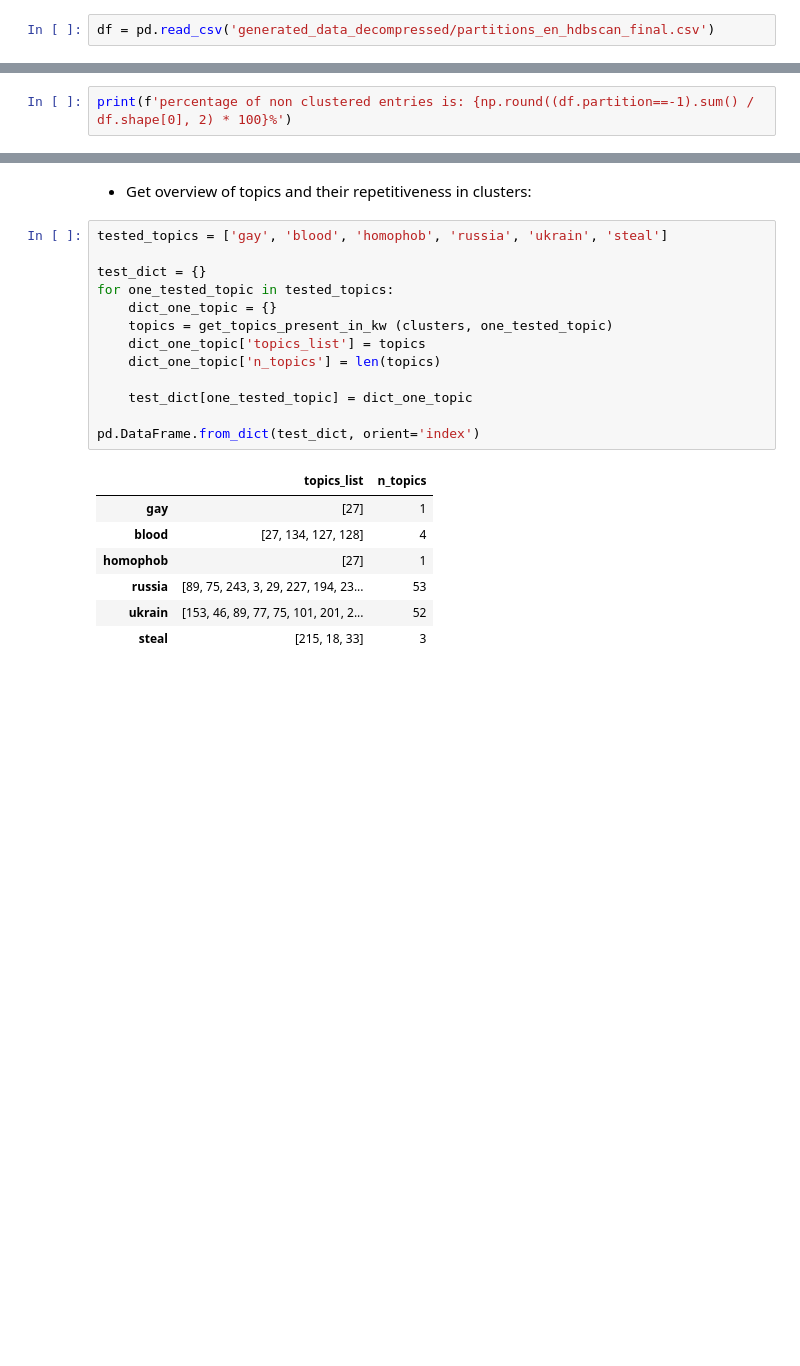
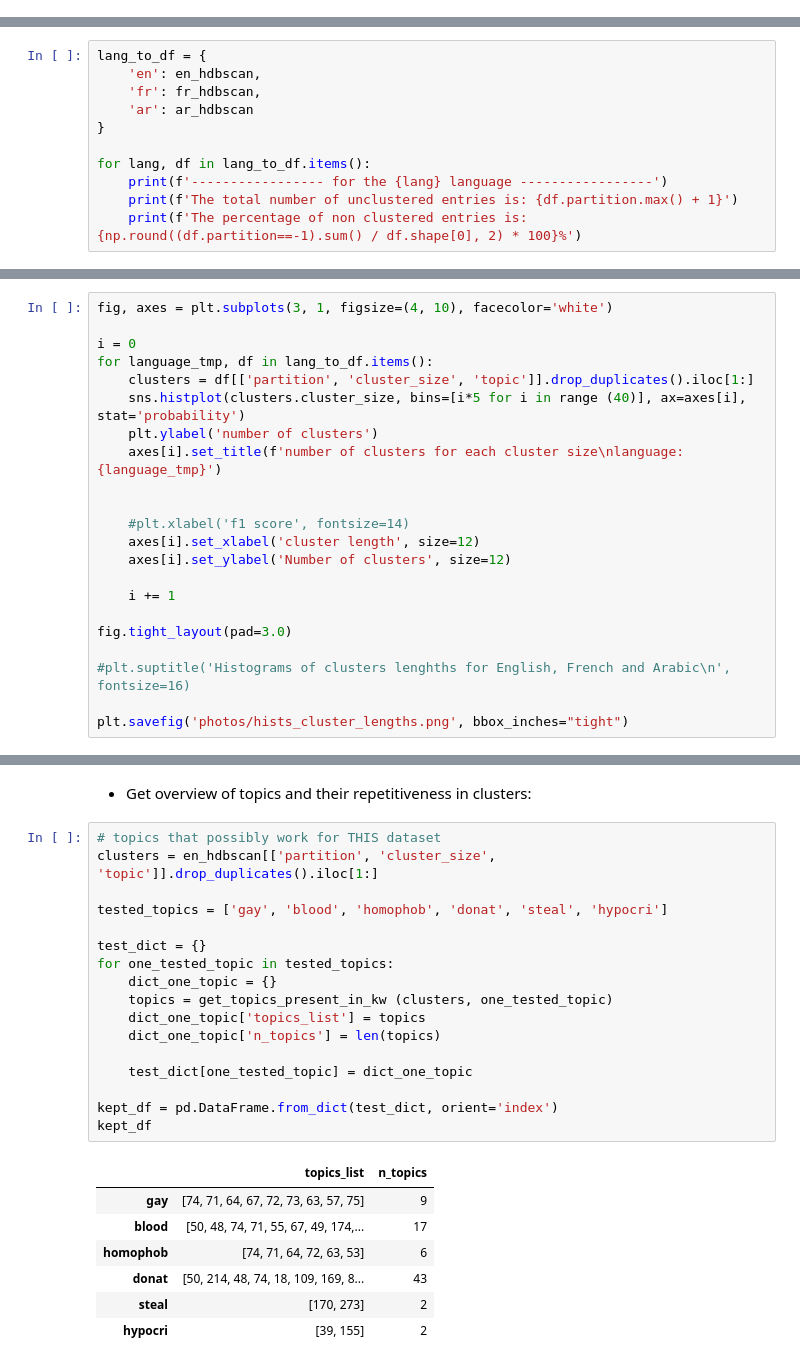
Before and after one commit to sfekih/hum_orgs_attacks_detection, a Jupyter notebook: get_relevant_tweets.ipynb, the cells around one changed output, grey strips where cells are left out. Saved outputs shown, nothing was run; the diff lists cells and outputs as text; blank space fills up the shorter version.

Commit message:
noto to get relevant clusters

```diff
--- a/get_relevant_tweets.ipynb
+++ b/get_relevant_tweets.ipynb
@@ -13,2 +13,0 @@ from typing import List
-# %%
-df = pd.read_csv('generated_data_decompressed/partitions_en_hdbscan_final.csv')
@@ -35,3 +116,12 @@ df
 # %%
-print(f'percentage of non clustered entries is: {np.round((df.partition==-1).sum() / df.shape[0], 2) * 100}%')
+lang_to_df = {
+    'en': en_hdbscan,
+    'fr': fr_hdbscan,
+    'ar': ar_hdbscan
+}
+
+for lang, df in lang_to_df.items():
+    print(f'----------------- for the {lang} language -----------------')
+    print(f'The total number of unclustered entries is: {df.partition.max() + 1}')
+    print(f'The percentage of non clustered entries is: {np.round((df.partition==-1).sum() / df.shape[0], 2) * 100}%')
 # %% [output]
@@ -50,0 +137,22 @@ Text(0.5, 1.0, 'number of clusters for each cluster size')
+# %%
+fig, axes = plt.subplots(3, 1, figsize=(4, 10), facecolor='white')
+
+i = 0
+for language_tmp, df in lang_to_df.items():
+    clusters = df[['partition', 'cluster_size', 'topic']].drop_duplicates().iloc[1:]
+    sns.histplot(clusters.cluster_size, bins=[i*5 for i in range (40)], ax=axes[i], stat='probability')
+    plt.ylabel('number of clusters')
+    axes[i].set_title(f'number of clusters for each cluster size\nlanguage: {language_tmp}')
+
+
+    #plt.xlabel('f1 score', fontsize=14)
+    axes[i].set_xlabel('cluster length', size=12)
+    axes[i].set_ylabel('Number of clusters', size=12)
+
+    i += 1
+
+fig.tight_layout(pad=3.0)
+
+#plt.suptitle('Histograms of clusters lenghths for English, French and Arabic\n', fontsize=16)
+
+plt.savefig('photos/hists_cluster_lengths.png', bbox_inches="tight")
@@ -63,23 +173,27 @@ def get_topics_present_in_kw(df: pd.DataFrame, needed_topic: str):
 # %% [markdown]
 * Get overview of topics and their repetitiveness in clusters:
 # %%
-tested_topics = ['gay', 'blood', 'homophob', 'russia', 'ukrain', 'steal']
+# topics that possibly work for THIS dataset
+clusters = en_hdbscan[['partition', 'cluster_size', 'topic']].drop_duplicates().iloc[1:]
+
+tested_topics = ['gay', 'blood', 'homophob', 'donat', 'steal', 'hypocri']
 
 test_dict = {}
 for one_tested_topic in tested_topics:
     dict_one_topic = {}
     topics = get_topics_present_in_kw (clusters, one_tested_topic)
     dict_one_topic['topics_list'] = topics
     dict_one_topic['n_topics'] = len(topics)
 
     test_dict[one_tested_topic] = dict_one_topic
 
-pd.DataFrame.from_dict(test_dict, orient='index')
+kept_df = pd.DataFrame.from_dict(test_dict, orient='index')
+kept_df
 # %% [output]
 |  | topics_list | n_topics |
-| gay | [27] | 1 |
-| blood | [27, 134, 127, 128] | 4 |
-| homophob | [27] | 1 |
-| russia | [89, 75, 243, 3, 29, 227, 194, 23... | 53 |
-| ukrain | [153, 46, 89, 77, 75, 101, 201, 2... | 52 |
-| steal | [215, 18, 33] | 3 |
+| gay | [74, 71, 64, 67, 72, 73, 63, 57, 75] | 9 |
+| blood | [50, 48, 74, 71, 55, 67, 49, 174,... | 17 |
+| homophob | [74, 71, 64, 72, 63, 53] | 6 |
+| donat | [50, 214, 48, 74, 18, 109, 169, 8... | 43 |
+| steal | [170, 273] | 2 |
+| hypocri | [39, 155] | 2 |
```
Also changed, not shown: parts of 39 cells of this notebook.
